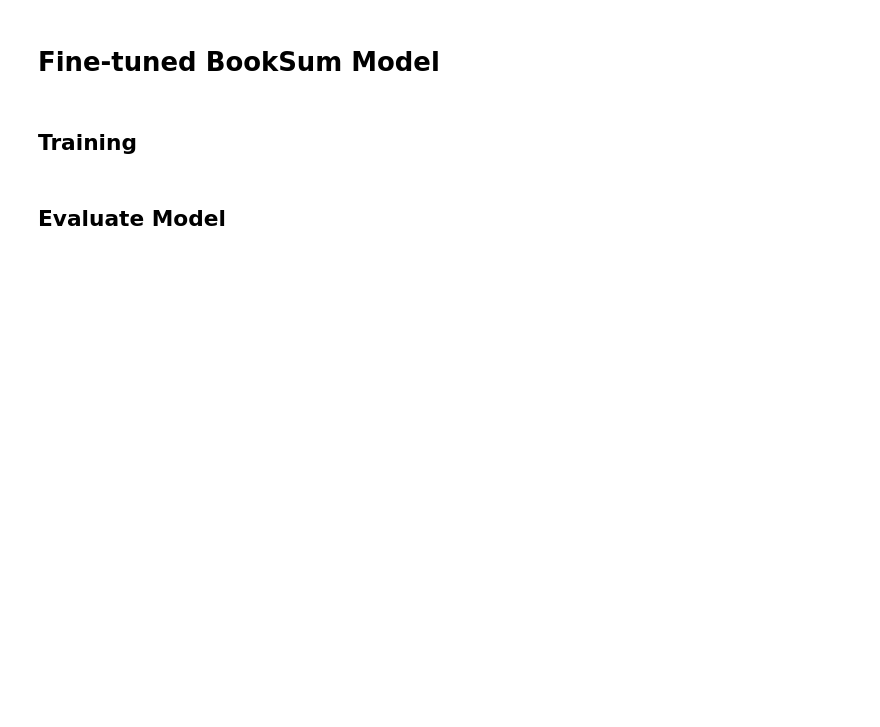
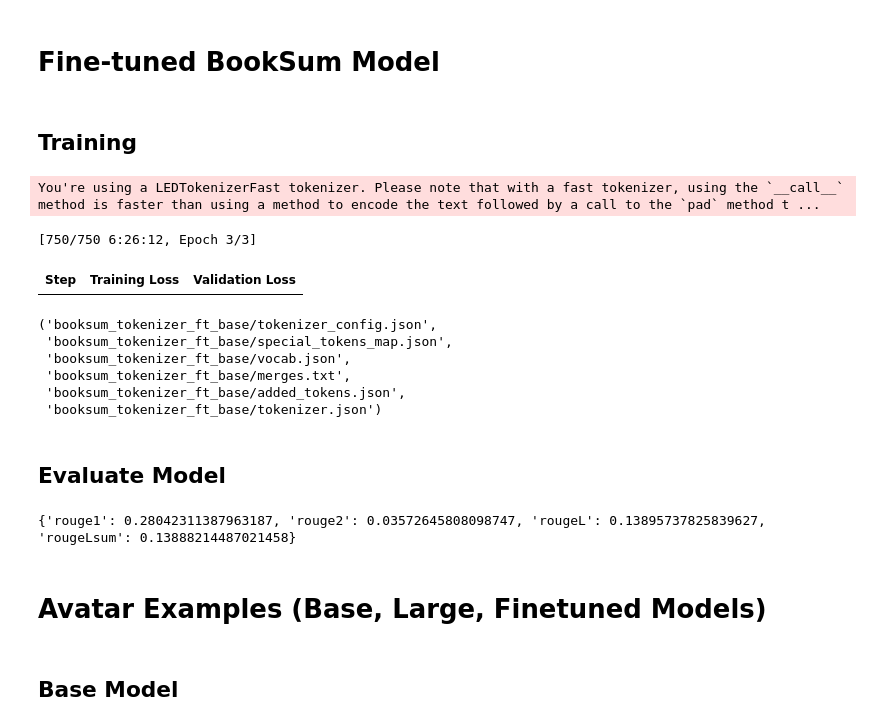
Before and after one commit to chinhenglu/movie-summary, a Jupyter notebook: w266_booksum_andy.ipynb, the cells around one changed output. Saved outputs shown, nothing was run; the diff lists cells and outputs as text; code cells hidden in the pictures; blank space fills up the shorter version.

```diff
--- a/w266_booksum_andy.ipynb
+++ b/w266_booksum_andy.ipynb
@@ -215,7 +215,7 @@ from transformers import (
     AutoModelForSeq2SeqLM,
 )
 
-# Train over 1K examples
+# Train 1K examples
 ft_dataset_train = dataset_train.select(range(1000))
 ft_dataset_val = dataset_val.select(range(50))
 
@@ -223,7 +223,7 @@ ft_dataset_val = dataset_val.select(range(50))
 tokenizer = AutoTokenizer.from_pretrained("allenai/led-base-16384")
 
 
-# max encoder set to max token length (could limit for efficiency purposes)
+# max encoder limited to 10K length (for efficiency purposes)
 encoder_max_length = 16384
 decoder_max_length = 256
 batch_size = 1
@@ -330,35 +330,45 @@ def compute_metrics(pred):
         "rouge2_fmeasure": round(rouge_output.fmeasure, 4),
     }
 
 
 # load model + enable gradient checkpointing & disable cache for checkpointing
 led = AutoModelForSeq2SeqLM.from_pretrained("allenai/led-base-16384", gradient_checkpointing=True, use_cache=False)
 
 # set generate hyperparameters
 led.config.num_beams = 3
 led.config.max_length = 256
 led.config.min_length = 100
 led.config.length_penalty = 2.0
 led.config.early_stopping = True
 led.config.no_repeat_ngram_size = 3
 
 
 # instantiate trainer
 trainer = Seq2SeqTrainer(
     model=led,
     tokenizer=tokenizer,
     args=training_args,
     compute_metrics=compute_metrics,
     train_dataset=ft_dataset_train,
     eval_dataset=ft_dataset_val,
 )
 
 # start training
 trainer.train()
 
 # save model
-trainer.save_model("booksum_model")
-tokenizer.save_pretrained("booksum_tokenizer")
+trainer.save_model("booksum_model_ft_base")
+tokenizer.save_pretrained("booksum_tokenizer_ft_base")
+# %% [output]
+You're using a LEDTokenizerFast tokenizer. Please note that with a fast tokenizer, using the `__call__` method is faster than using a method to encode the text followed by a call to the `pad` method t ...
+[750/750 6:26:12, Epoch 3/3]
+| Step | Training Loss | Validation Loss |
+('booksum_tokenizer_ft_base/tokenizer_config.json',
+ 'booksum_tokenizer_ft_base/special_tokens_map.json',
+ 'booksum_tokenizer_ft_base/vocab.json',
+ 'booksum_tokenizer_ft_base/merges.txt',
+ 'booksum_tokenizer_ft_base/added_tokens.json',
+ 'booksum_tokenizer_ft_base/tokenizer.json')
 # %% [markdown]
 ## Evaluate Model
 # %%
@@ -367,40 +377,45 @@ import evaluate
 from datasets import load_dataset, load_metric
 from transformers import LEDTokenizer, LEDForConditionalGeneration
 
-
+dataset_val = dataset_val.shuffle(seed=42)
 dataset_test = dataset_val
-dataset_test = dataset_test.shuffle(seed=42)
-dataset_test = dataset_test.select(range(100))
-
-dataset_test = dataset_test.filter(lambda dataset: dataset_test["Plot Outline"]!=None)
-dataset_test = dataset_test.filter(lambda dataset: dataset_test["Screenplay"]!=None)
-dataset_test = dataset_test.filter(lambda x: len(str(x['Plot Outline'])) > 4)
-dataset_test = dataset_test.filter(lambda x: len(str(x['Screenplay'])) > 4)
+dataset_test = dataset_test.select(range(50))
 
 
 # load tokenizer
-tokenizer = LEDTokenizer.from_pretrained("booksum_model")
-model = LEDForConditionalGeneration.from_pretrained("booksum_model").to("cuda").half()
+tokenizer = LEDTokenizer.from_pretrained("booksum_model_ft_base")
+model = LEDForConditionalGeneration.from_pretrained("booksum_model_ft_base").to("cuda").half()
 
 
 def generate_answer(batch):
-  inputs_dict = tokenizer(batch["Screenplay"], padding="max_length", max_length=8192, return_tensors="pt", truncation=True)
+  inputs_dict = tokenizer(batch["Screenplay"], padding="max_length", max_length=16384, return_tensors="pt", truncation=True)
   input_ids = inputs_dict.input_ids.to("cuda")
   attention_mask = inputs_dict.attention_mask.to("cuda")
   global_attention_mask = torch.zeros_like(attention_mask)
   # put global attention on <s> token
   global_attention_mask[:, 0] = 1
 
-  predicted_abstract_ids = model.generate(input_ids, attention_mask=attention_mask, global_attention_mask=global_attention_mask)
-  batch["predicted_outline"] = tokenizer.batch_decode(predicted_abstract_ids, skip_special_tokens=True)
+  predicted_plot_ids = model.generate(input_ids, attention_mask=attention_mask, global_attention_mask=global_attention_mask, max_new_tokens=256,
+                                           no_repeat_ngram_size=3,
+                                          encoder_no_repeat_ngram_size=3,
+                                          repetition_penalty=3.5,
+                                          num_beams=2,) #Adjust if Cuda out of Memory
+                                          early_stopping=True,)
+  batch["predicted_outline"] = tokenizer.batch_decode(predicted_plot_ids, skip_special_tokens=True)
   return batch
 
 
-ft_eval_result = dataset_test.map(generate_answer, batched=True, batch_size=4)
+ft_eval_result = dataset_test.map(generate_answer, batched=True, batch_size=2)
 
 # load rouge
 
 rouge = evaluate.load('rouge')
 
 # booksum
-print(rouge.compute(predictions=ft_eval_result['predicted_plot'], references=list(ft_eval_result['Plot Outline'])))
+print(rouge.compute(predictions=ft_eval_result['predicted_outline'], references=list(ft_eval_result['Plot Outline'])))
+# %% [output]
+{'rouge1': 0.28042311387963187, 'rouge2': 0.03572645808098747, 'rougeL': 0.13895737825839627, 'rougeLsum': 0.13888214487021458}
+# %% [markdown]
+# Avatar Examples (Base, Large, Finetuned Models)
+# %% [markdown]
+## Base Model
```
Also changed, not shown: parts of 8 cells of this notebook.
